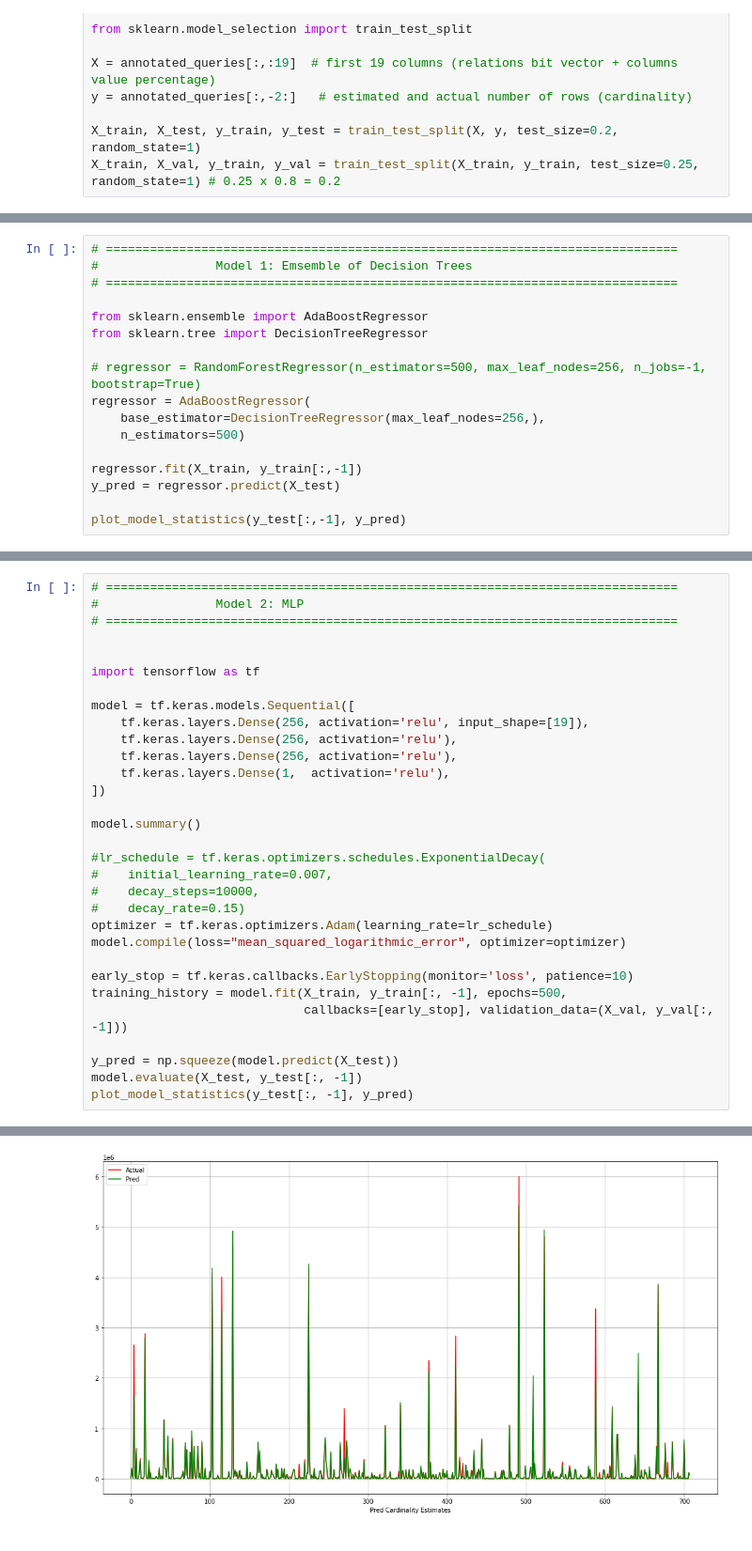
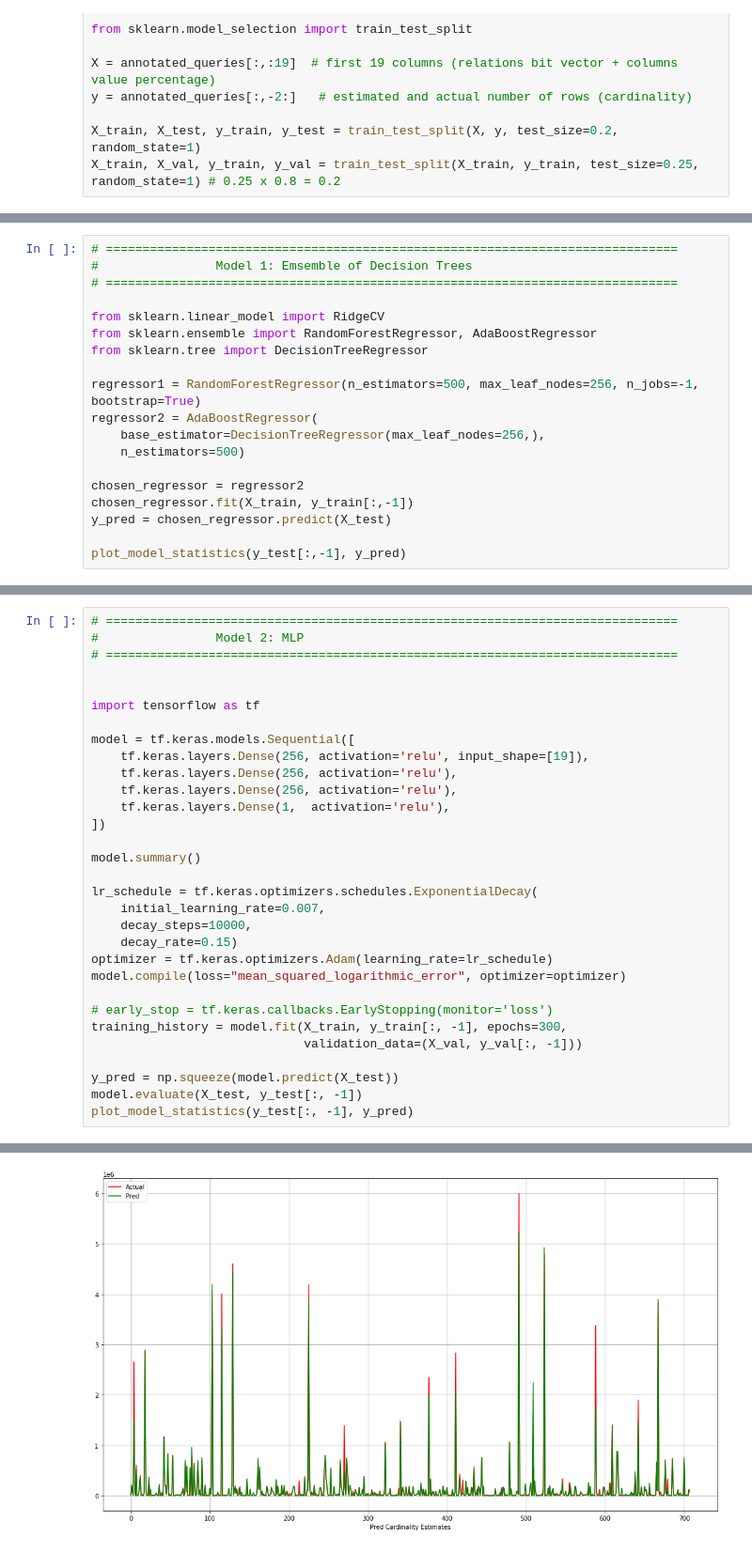
Before and after one commit to bohanl/fsdl-project, a Jupyter notebook: cardinality.ipynb, the cells around one changed output, grey strips where cells are left out. Shown at 94% size. Saved outputs shown, nothing was run; the diff lists cells and outputs as text.

```diff
--- a/cardinality.ipynb
+++ b/cardinality.ipynb
@@ -66,16 +68,18 @@ Score:               0.5214955806732178
 #                Model 1: Emsemble of Decision Trees
 # ==============================================================================
 
-from sklearn.ensemble import AdaBoostRegressor
+from sklearn.linear_model import RidgeCV
+from sklearn.ensemble import RandomForestRegressor, AdaBoostRegressor
 from sklearn.tree import DecisionTreeRegressor
 
-# regressor = RandomForestRegressor(n_estimators=500, max_leaf_nodes=256, n_jobs=-1, bootstrap=True)
-regressor = AdaBoostRegressor(
+regressor1 = RandomForestRegressor(n_estimators=500, max_leaf_nodes=256, n_jobs=-1, bootstrap=True)
+regressor2 = AdaBoostRegressor(
     base_estimator=DecisionTreeRegressor(max_leaf_nodes=256,),
     n_estimators=500)
 
-regressor.fit(X_train, y_train[:,-1])
-y_pred = regressor.predict(X_test)
+chosen_regressor = regressor2
+chosen_regressor.fit(X_train, y_train[:,-1])
+y_pred = chosen_regressor.predict(X_test)
 
 plot_model_statistics(y_test[:,-1], y_pred)
 # %% [output]
@@ -101,16 +106,16 @@ model = tf.keras.models.Sequential([
 
 model.summary()
 
-#lr_schedule = tf.keras.optimizers.schedules.ExponentialDecay(
-#    initial_learning_rate=0.007,
-#    decay_steps=10000,
-#    decay_rate=0.15)
+lr_schedule = tf.keras.optimizers.schedules.ExponentialDecay(
+    initial_learning_rate=0.007,
+    decay_steps=10000,
+    decay_rate=0.15)
 optimizer = tf.keras.optimizers.Adam(learning_rate=lr_schedule)
 model.compile(loss="mean_squared_logarithmic_error", optimizer=optimizer)
 
-early_stop = tf.keras.callbacks.EarlyStopping(monitor='loss', patience=10)
-training_history = model.fit(X_train, y_train[:, -1], epochs=500,
-                             callbacks=[early_stop], validation_data=(X_val, y_val[:, -1]))
+# early_stop = tf.keras.callbacks.EarlyStopping(monitor='loss')
+training_history = model.fit(X_train, y_train[:, -1], epochs=300,
+                             validation_data=(X_val, y_val[:, -1]))
 
 y_pred = np.squeeze(model.predict(X_test))
 model.evaluate(X_test, y_test[:, -1])
@@ -136 +141 @@ Score:               0.9564701318740845
-[figure, old version]
+[figure, new version]
```
Also changed, not shown: parts of 4 cells of this notebook.
